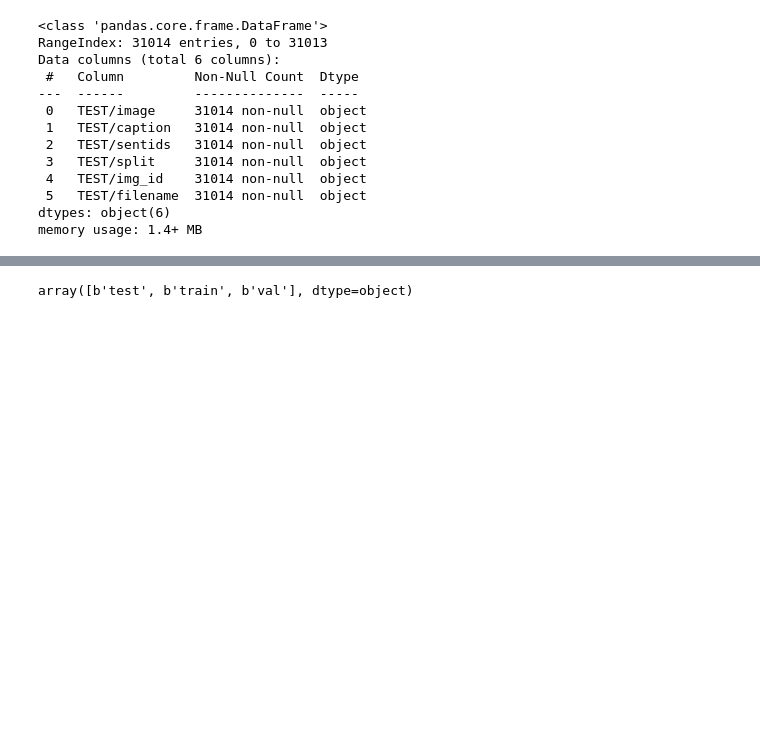
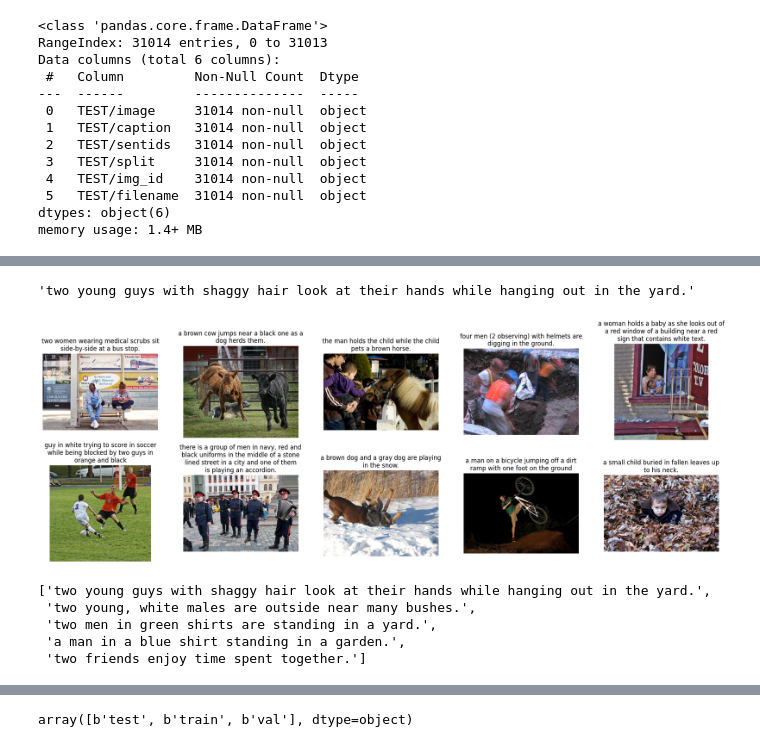
Before and after one commit to julietlawton/image-captioning, a Jupyter notebook: image_captioning.ipynb, the cells around one changed output, grey strips where cells are left out. Saved outputs shown, nothing was run; the diff lists cells and outputs as text; code cells hidden in the pictures; blank space fills up the shorter version.

```diff
--- a/image_captioning.ipynb
+++ b/image_captioning.ipynb
@@ -81,0 +195,32 @@ memory usage: 1.4+ MB
+# %%
+flickr30k_df["cleaned_captions"].iloc[0][0]
+# %% [output]
+'two young guys with shaggy hair look at their hands while hanging out in the yard.'
+# %%
+# Print a random sample of 10 images and their captions
+rs = flickr30k_df.sample(n=10)
+
+fig, axs = plt.subplots(nrows=2, ncols=5, figsize=(20, 8))
+
+axs = axs.flatten()
+
+for i, ax in enumerate(axs):
+  ax.imshow(rs["TEST/image"].iloc[i])
+  caption = rs["cleaned_captions"].iloc[i][0]
+  ax.set_title(textwrap.fill(caption, width=40))
+  ax.set_axis_off()
+
+fig.tight_layout(pad=5.0)
+plt.show()
+# %% [output]
+[figure, added]
+# %%
+# Get all of the captions for EDA
+all_captions = [caption for captions in flickr30k_df["cleaned_captions"] for caption in captions]
+all_captions[:5]
+# %% [output]
+['two young guys with shaggy hair look at their hands while hanging out in the yard.',
+ 'two young, white males are outside near many bushes.',
+ 'two men in green shirts are standing in a yard.',
+ 'a man in a blue shirt standing in a garden.',
+ 'two friends enjoy time spent together.']
```
Also changed, not shown: parts of 59 cells of this notebook.
